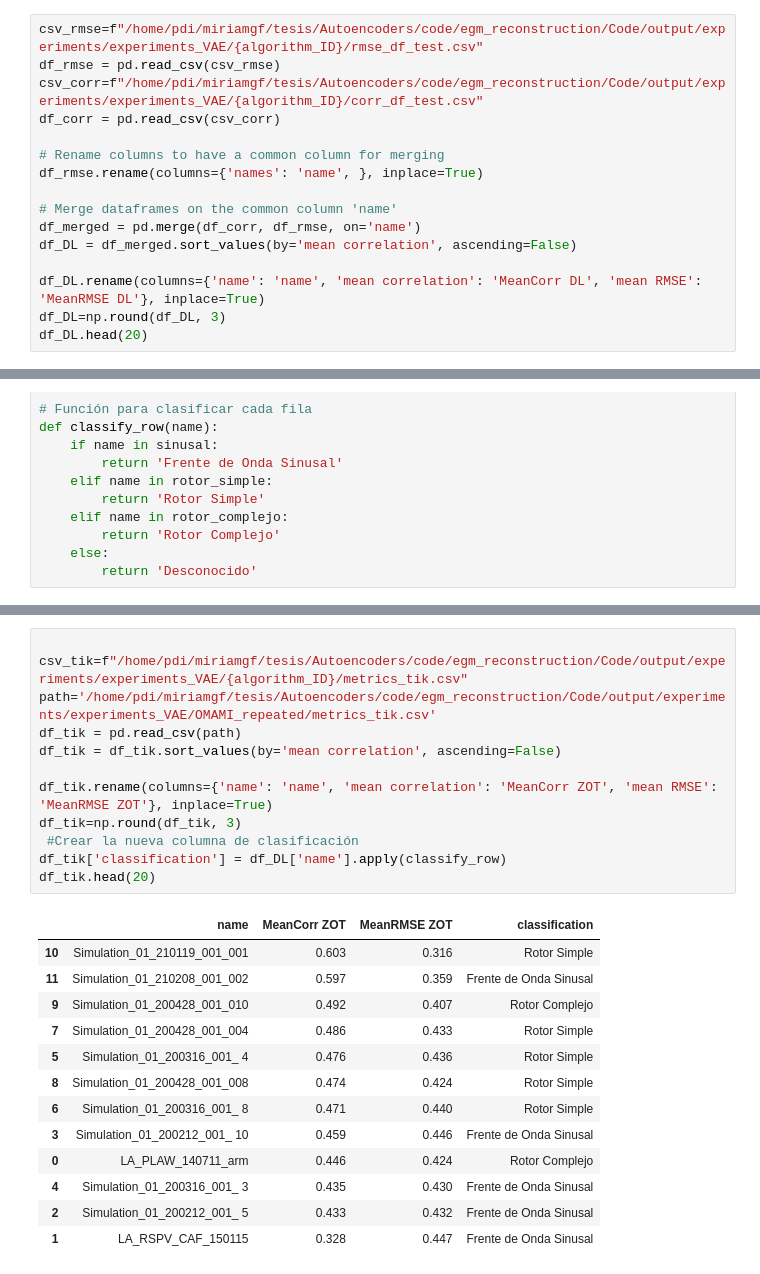
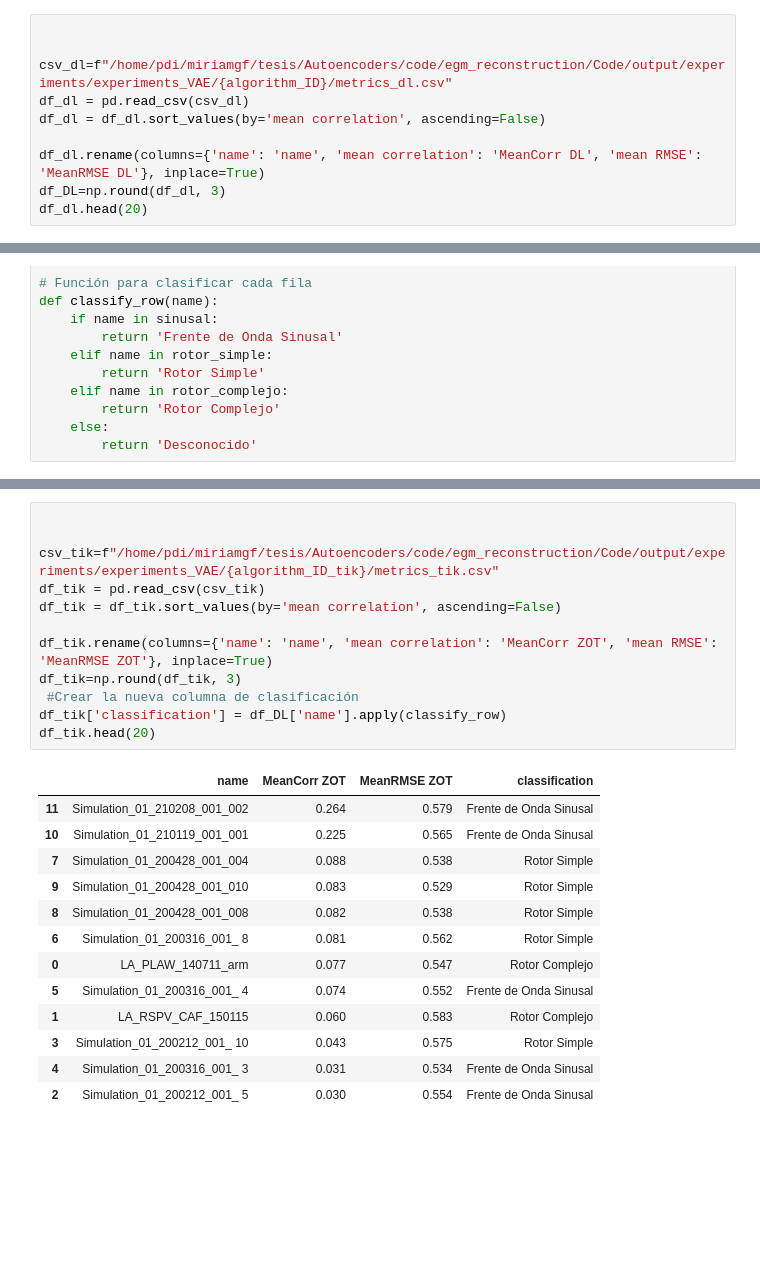
Before and after one commit to miriamgf/egm_reconstruction, a Jupyter notebook: Code/scripts/evaluation/report_evaluate_test.ipynb, the cells around one changed output, grey strips where cells are left out. Saved outputs shown, nothing was run; the diff lists cells and outputs as text; blank space fills up the shorter version.

```diff
--- a/Code/scripts/evaluation/report_evaluate_test.ipynb
+++ b/Code/scripts/evaluation/report_evaluate_test.ipynb
@@ -18,18 +19,12 @@ algorithm_ID="OMAMI_repeated"
 # %%
-csv_rmse=f"/home/pdi/miriamgf/tesis/Autoencoders/code/egm_reconstruction/Code/output/experiments/experiments_VAE/{algorithm_ID}/rmse_df_test.csv"
-df_rmse = pd.read_csv(csv_rmse)
-csv_corr=f"/home/pdi/miriamgf/tesis/Autoencoders/code/egm_reconstruction/Code/output/experiments/experiments_VAE/{algorithm_ID}/corr_df_test.csv"
-df_corr = pd.read_csv(csv_corr)
 
-# Rename columns to have a common column for merging
-df_rmse.rename(columns={'names': 'name', }, inplace=True)
 
-# Merge dataframes on the common column 'name'
-df_merged = pd.merge(df_corr, df_rmse, on='name')
-df_DL = df_merged.sort_values(by='mean correlation', ascending=False)
+csv_dl=f"/home/pdi/miriamgf/tesis/Autoencoders/code/egm_reconstruction/Code/output/experiments/experiments_VAE/{algorithm_ID}/metrics_dl.csv"
+df_dl = pd.read_csv(csv_dl)
+df_dl = df_dl.sort_values(by='mean correlation', ascending=False)
 
-df_DL.rename(columns={'name': 'name', 'mean correlation': 'MeanCorr DL', 'mean RMSE': 'MeanRMSE DL'}, inplace=True)
-df_DL=np.round(df_DL, 3)
-df_DL.head(20)
+df_dl.rename(columns={'name': 'name', 'mean correlation': 'MeanCorr DL', 'mean RMSE': 'MeanRMSE DL'}, inplace=True)
+df_DL=np.round(df_dl, 3)
+df_dl.head(20)
 # %% [output]
 |  | name | MeanCorr DL | MeanRMSE DL |
@@ -131,29 +126,29 @@ print(df_DL)
 # %%
 
-csv_tik=f"/home/pdi/miriamgf/tesis/Autoencoders/code/egm_reconstruction/Code/output/experiments/experiments_VAE/{algorithm_ID}/metrics_tik.csv"
-path='/home/pdi/miriamgf/tesis/Autoencoders/code/egm_reconstruction/Code/output/experiments/experiments_VAE/OMAMI_repeated/metrics_tik.csv'
-df_tik = pd.read_csv(path)
+
+csv_tik=f"/home/pdi/miriamgf/tesis/Autoencoders/code/egm_reconstruction/Code/output/experiments/experiments_VAE/{algorithm_ID_tik}/metrics_tik.csv"
+df_tik = pd.read_csv(csv_tik)
 df_tik = df_tik.sort_values(by='mean correlation', ascending=False)
 
 df_tik.rename(columns={'name': 'name', 'mean correlation': 'MeanCorr ZOT', 'mean RMSE': 'MeanRMSE ZOT'}, inplace=True)
 df_tik=np.round(df_tik, 3)
  #Crear la nueva columna de clasificación
 df_tik['classification'] = df_DL['name'].apply(classify_row)
 df_tik.head(20)
 # %% [output]
 |  | name | MeanCorr ZOT | MeanRMSE ZOT | classification |
-| 10 | Simulation_01_210119_001_001 | 0.603 | 0.316 | Rotor Simple |
-| 11 | Simulation_01_210208_001_002 | 0.597 | 0.359 | Frente de Onda Sinusal |
-| 9 | Simulation_01_200428_001_010 | 0.492 | 0.407 | Rotor Complejo |
-| 7 | Simulation_01_200428_001_004 | 0.486 | 0.433 | Rotor Simple |
-| 5 | Simulation_01_200316_001_ 4 | 0.476 | 0.436 | Rotor Simple |
-| 8 | Simulation_01_200428_001_008 | 0.474 | 0.424 | Rotor Simple |
-| 6 | Simulation_01_200316_001_ 8 | 0.471 | 0.440 | Rotor Simple |
-| 3 | Simulation_01_200212_001_ 10 | 0.459 | 0.446 | Frente de Onda Sinusal |
-| 0 | LA_PLAW_140711_arm | 0.446 | 0.424 | Rotor Complejo |
-| 4 | Simulation_01_200316_001_ 3 | 0.435 | 0.430 | Frente de Onda Sinusal |
-| 2 | Simulation_01_200212_001_ 5 | 0.433 | 0.432 | Frente de Onda Sinusal |
-| 1 | LA_RSPV_CAF_150115 | 0.328 | 0.447 | Frente de Onda Sinusal |
+| 11 | Simulation_01_210208_001_002 | 0.264 | 0.579 | Frente de Onda Sinusal |
+| 10 | Simulation_01_210119_001_001 | 0.225 | 0.565 | Frente de Onda Sinusal |
+| 7 | Simulation_01_200428_001_004 | 0.088 | 0.538 | Rotor Simple |
+| 9 | Simulation_01_200428_001_010 | 0.083 | 0.529 | Rotor Simple |
+| 8 | Simulation_01_200428_001_008 | 0.082 | 0.538 | Rotor Simple |
+| 6 | Simulation_01_200316_001_ 8 | 0.081 | 0.562 | Rotor Simple |
+| 0 | LA_PLAW_140711_arm | 0.077 | 0.547 | Rotor Complejo |
+| 5 | Simulation_01_200316_001_ 4 | 0.074 | 0.552 | Frente de Onda Sinusal |
+| 1 | LA_RSPV_CAF_150115 | 0.060 | 0.583 | Rotor Complejo |
+| 3 | Simulation_01_200212_001_ 10 | 0.043 | 0.575 | Rotor Simple |
+| 4 | Simulation_01_200316_001_ 3 | 0.031 | 0.534 | Frente de Onda Sinusal |
+| 2 | Simulation_01_200212_001_ 5 | 0.030 | 0.554 | Frente de Onda Sinusal |
 # %%
 print('ZOT --> Mean corr: ', np.round(df_tik['MeanCorr ZOT'].mean(), 3), '+-', np.round(df_tik['MeanCorr ZOT'].std(), 3) )
 print('ZOT --> Mean RMSE: ', np.round(df_tik['MeanRMSE ZOT'].mean(), 3), '+-', np.round(df_tik['MeanRMSE ZOT'].std(), 3) )
```
Also changed, not shown: parts of 12 cells of this notebook, 26 other files.
